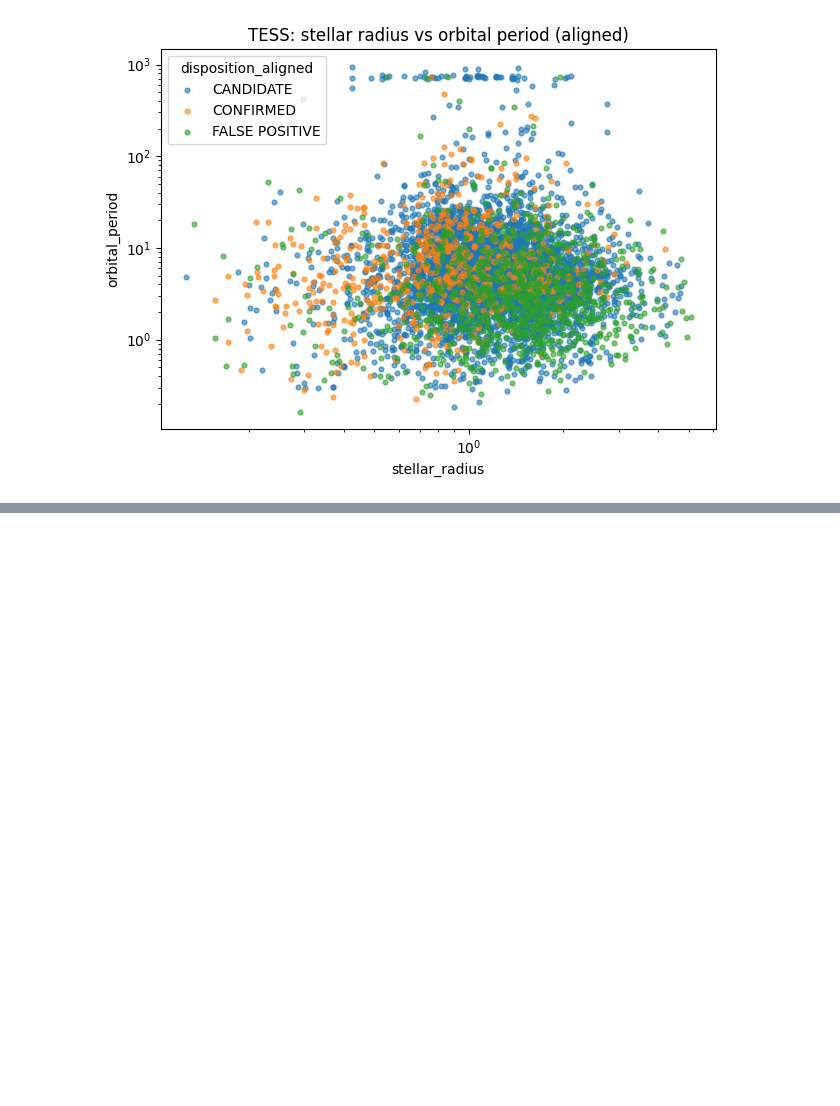
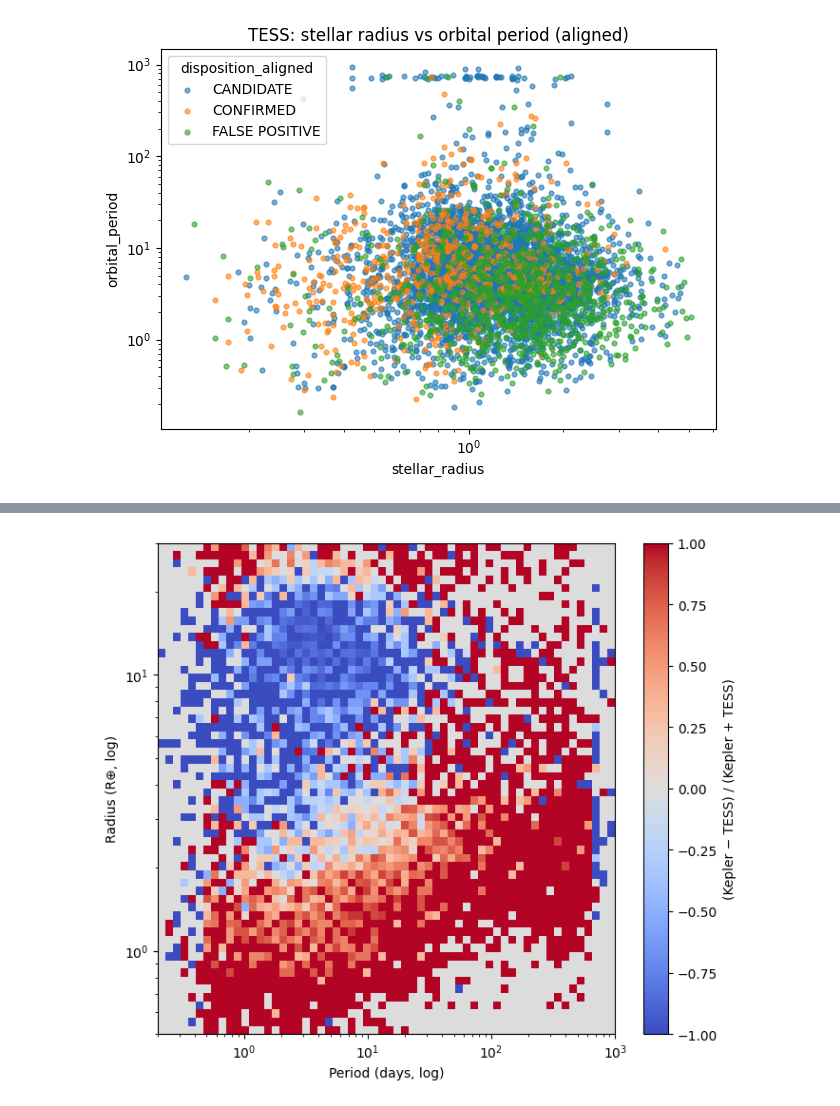
Before and after one commit to Jane-bunny/exoplanet-app, a Jupyter notebook: notebooks/03_eda_visualisation.ipynb, the cells around one changed output, grey strips where cells are left out. Saved outputs shown, nothing was run; the diff lists cells and outputs as text; code cells hidden in the pictures; blank space fills up the shorter version.

```diff
--- a/notebooks/03_eda_visualisation.ipynb
+++ b/notebooks/03_eda_visualisation.ipynb
@@ -368,0 +527,24 @@ scatter(
+# %%
+def fractional_difference_map(dfA, dfB, xlim=(0.2,1000), ylim=(0.5,30), xbins=60, ybins=60):
+    xedges = np.logspace(np.log10(xlim[0]), np.log10(xlim[1]), xbins+1)
+    yedges = np.logspace(np.log10(ylim[0]), np.log10(ylim[1]), ybins+1)
+    def xy(df):
+        sub = df[["orbital_period","planet_radius"]].replace([np.inf,-np.inf], np.nan).dropna()
+        sub = sub[(sub["orbital_period"]>0)&(sub["planet_radius"]>0)]
+        return sub["orbital_period"].to_numpy(), sub["planet_radius"].to_numpy()
+    xA,yA = xy(dfA); xB,yB = xy(dfB)
+    H_A,_,_ = np.histogram2d(xA,yA,bins=[xedges,yedges])
+    H_B,_,_ = np.histogram2d(xB,yB,bins=[xedges,yedges])
+    F = (H_A - H_B) / (H_A + H_B + 1e-9)  # in [-1,1]
+    return F, xedges, yedges
+
+F, xe, ye = fractional_difference_map(kepler_phys, tess_phys)
+fig, ax = plt.subplots(figsize=(7,6))
+im = ax.pcolormesh(xe, ye, F.T, cmap="coolwarm", vmin=-1, vmax=1)
+ax.set_xscale("log"); ax.set_yscale("log")
+ax.set_xlim(xe[0], xe[-1]); ax.set_ylim(ye[0], ye[-1])
+ax.set_xlabel("Period (days, log)"); ax.set_ylabel("Radius (R⊕, log)")
+cb = plt.colorbar(im, ax=ax, label="(Kepler − TESS) / (Kepler + TESS)")
+plt.tight_layout(); plt.show()
+# %% [output]
+[figure, added]
```
Also changed, not shown: parts of 11 cells of this notebook, 5 other files.
